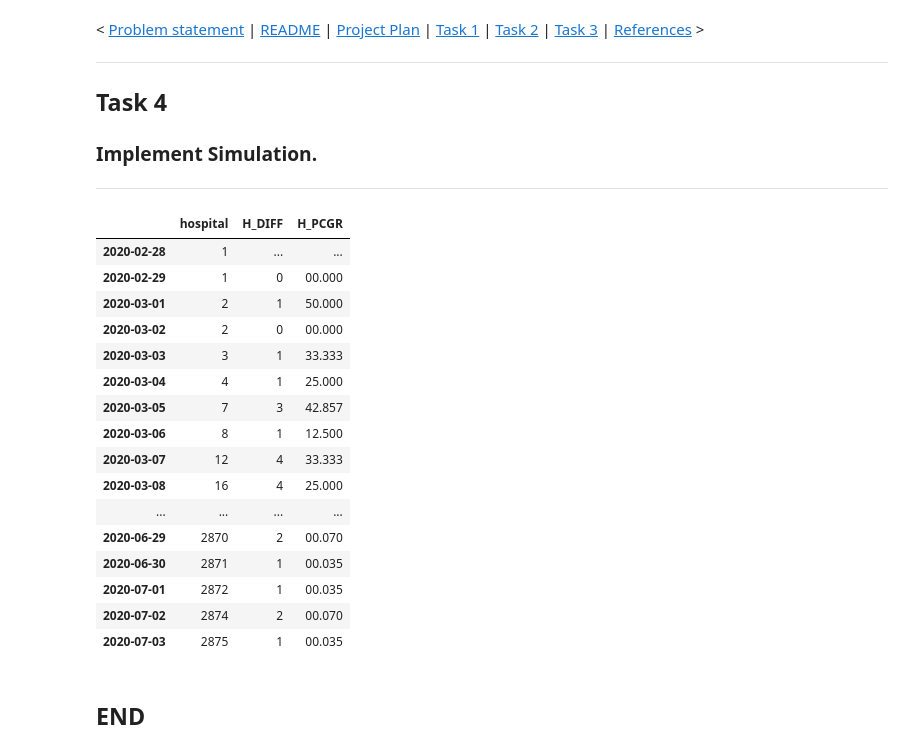
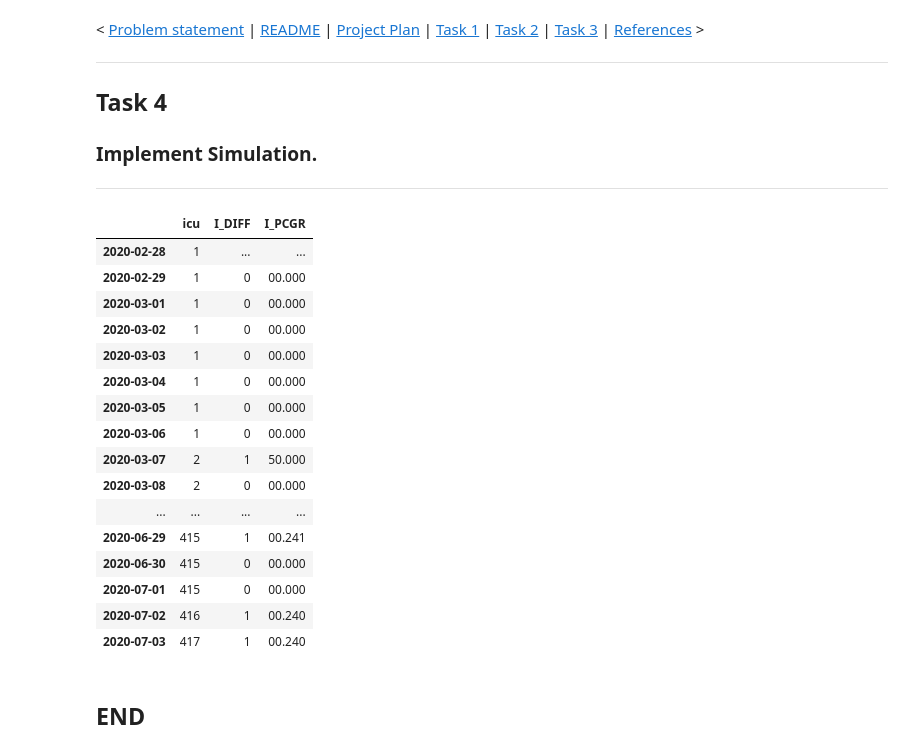
Before and after one commit to E6985/pda-numpy-random-simulation, a Jupyter notebook: Programming-for-Data-Analysis-Project-2020.ipynb, the cells around one changed output. Saved outputs shown, nothing was run; the diff lists cells and outputs as text; code cells hidden in the pictures.

```diff
--- a/Programming-for-Data-Analysis-Project-2020.ipynb
+++ b/Programming-for-Data-Analysis-Project-2020.ipynb
@@ -1521,3 +1521,6 @@ fStatus(dfCovid19,nFrom,nTo)[[nColumn,"H_DIFF","H_PCGR"]]
 ***
 
 < [Table of Contents](#task-2) | [hospital](#hospital) | [icu](#icu) | [deaths](#deaths) >
+# %%
+nColumn="icu"
+nICU
@@ -1863,25 +2039,25 @@ https://twitter.com/CMOIreland/status/1252344273938219011
 ### Implement Simulation.
 ***
 # %%
-dfCovid19[[nColumn,"H_DIFF","H_PCGR"]]
+dfCovid19[[nColumn,"I_DIFF","I_PCGR"]]
 # %% [output]
-|  | hospital | H_DIFF | H_PCGR |
+|  | icu | I_DIFF | I_PCGR |
 | 2020-02-28 | 1 | ... | ... |
 | 2020-02-29 | 1 | 0 | 00.000 |
-| 2020-03-01 | 2 | 1 | 50.000 |
-| 2020-03-02 | 2 | 0 | 00.000 |
-| 2020-03-03 | 3 | 1 | 33.333 |
-| 2020-03-04 | 4 | 1 | 25.000 |
-| 2020-03-05 | 7 | 3 | 42.857 |
-| 2020-03-06 | 8 | 1 | 12.500 |
-| 2020-03-07 | 12 | 4 | 33.333 |
-| 2020-03-08 | 16 | 4 | 25.000 |
+| 2020-03-01 | 1 | 0 | 00.000 |
+| 2020-03-02 | 1 | 0 | 00.000 |
+| 2020-03-03 | 1 | 0 | 00.000 |
+| 2020-03-04 | 1 | 0 | 00.000 |
+| 2020-03-05 | 1 | 0 | 00.000 |
+| 2020-03-06 | 1 | 0 | 00.000 |
+| 2020-03-07 | 2 | 1 | 50.000 |
+| 2020-03-08 | 2 | 0 | 00.000 |
 | ... | ... | ... | ... |
-| 2020-06-29 | 2870 | 2 | 00.070 |
-| 2020-06-30 | 2871 | 1 | 00.035 |
-| 2020-07-01 | 2872 | 1 | 00.035 |
-| 2020-07-02 | 2874 | 2 | 00.070 |
-| 2020-07-03 | 2875 | 1 | 00.035 |
+| 2020-06-29 | 415 | 1 | 00.241 |
+| 2020-06-30 | 415 | 0 | 00.000 |
+| 2020-07-01 | 415 | 0 | 00.000 |
+| 2020-07-02 | 416 | 1 | 00.240 |
+| 2020-07-03 | 417 | 1 | 00.240 |
 # %% [markdown]
 ## END
 # %% [markdown]
```
Also changed, not shown: parts of 46 cells of this notebook.
